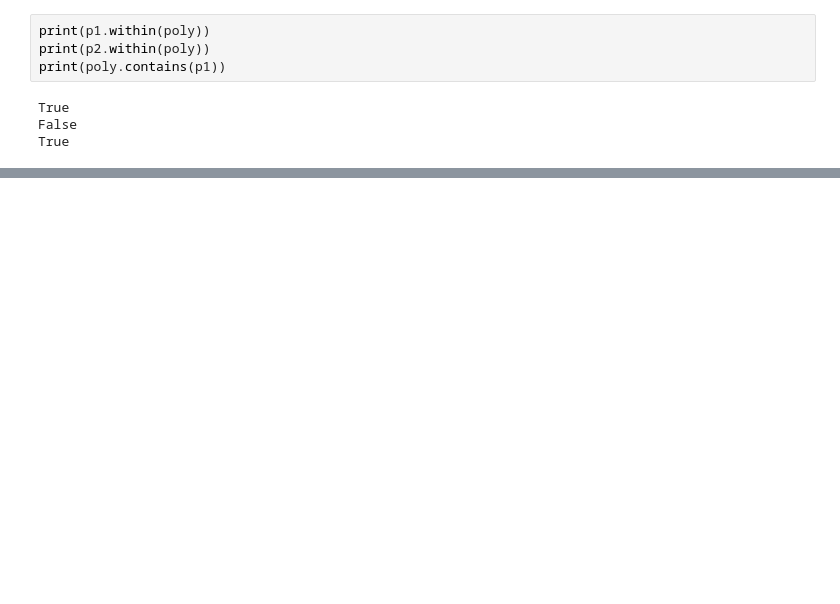
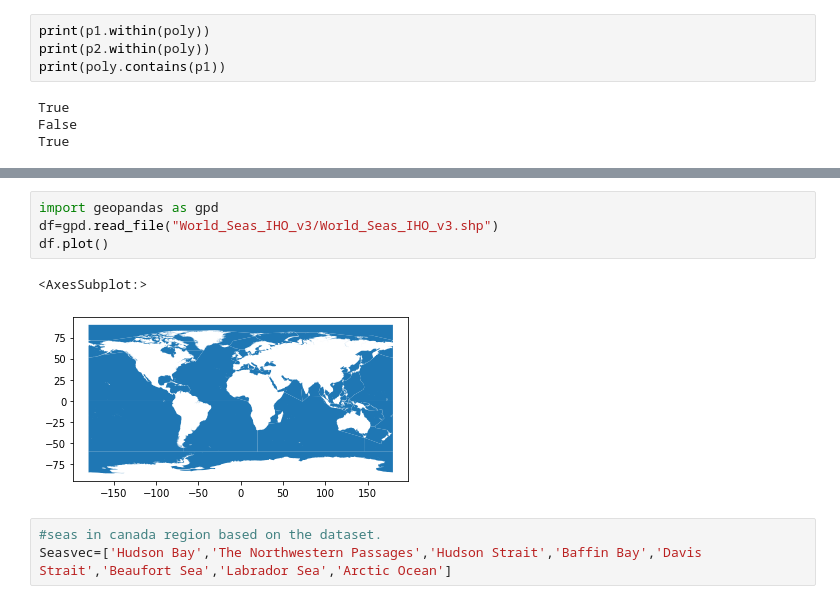
Before and after one commit to AmeyV05/Regional_canada_model, a Jupyter notebook: Altimetry_vanInger/Modifications with Altimetry data.ipynb, the cells around one changed output, grey strips where cells are left out. Drawn from its saved outputs; the diff is of its cells as text; blank space fills up the shorter version.

Commit message:
added region divisions (HS HB)

```diff
--- a/Altimetry_vanInger/Modifications with Altimetry data.ipynb
+++ b/Altimetry_vanInger/Modifications with Altimetry data.ipynb
@@ -267,0 +300,10 @@ True
+# %%
+import geopandas as gpd
+df=gpd.read_file("World_Seas_IHO_v3/World_Seas_IHO_v3.shp")
+df.plot()
+# %% [output]
+<AxesSubplot:>
+[figure, added]
+# %%
+#seas in canada region based on the dataset.
+Seasvec=['Hudson Bay','The Northwestern Passages','Hudson Strait','Baffin Bay','Davis Strait','Beaufort Sea','Labrador Sea','Arctic Ocean']
```
Also changed, not shown: parts of 20 cells of this notebook, 17 other files.
